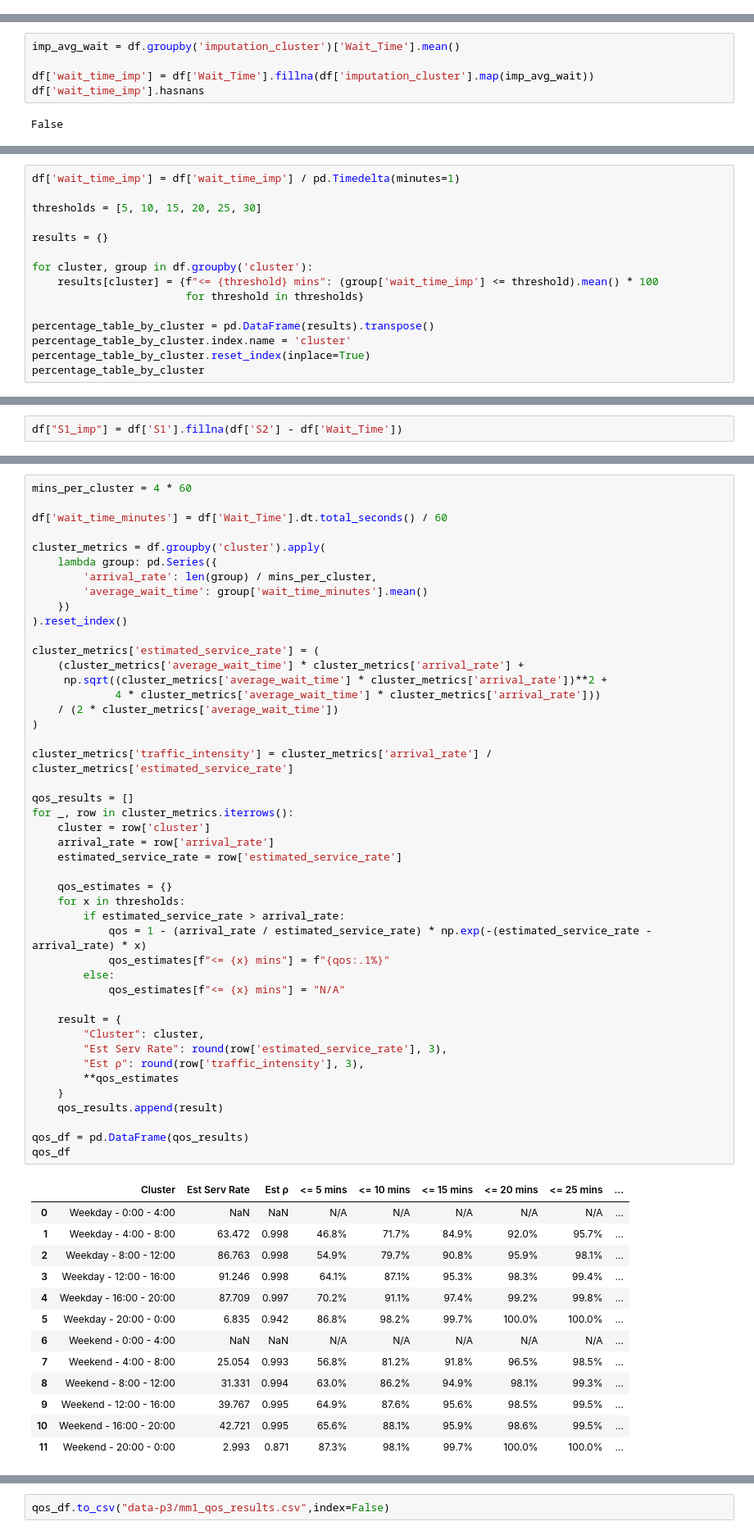
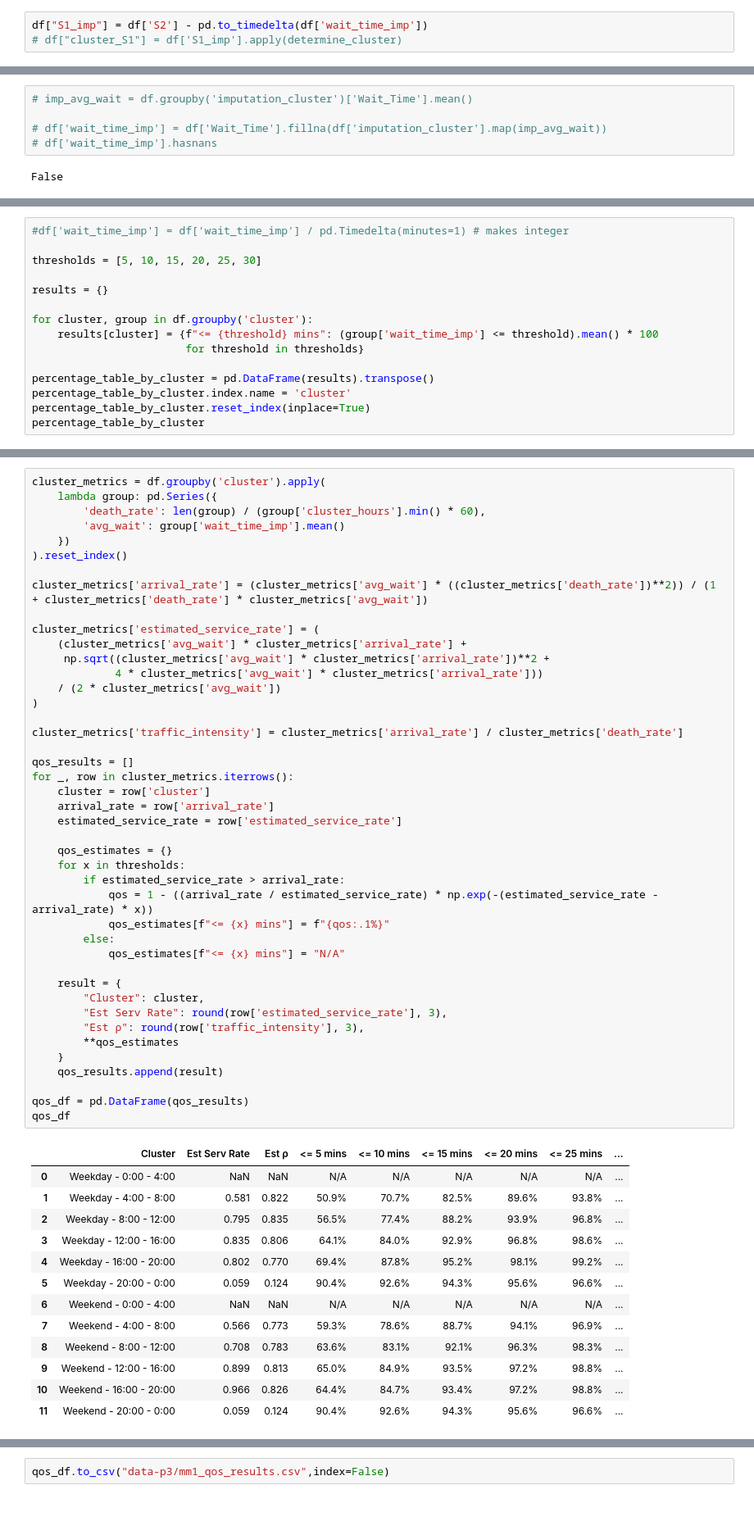
Before and after one commit to mairihallman/MAT-4376E-F24, a Jupyter notebook: 3-queueing-systems/queuing.ipynb, the cells around one changed output, grey strips where cells are left out. Shown at 82% size. Drawn from its saved outputs; the diff is of its cells as text; blank space fills up the shorter version.

```diff
--- a/3-queueing-systems/queuing.ipynb
+++ b/3-queueing-systems/queuing.ipynb
@@ -60,3 +88,6 @@ False
+# %%
+df["S1_imp"] = df['S2'] - pd.to_timedelta(df['wait_time_imp'])
+# df["cluster_S1"] = df['S1_imp'].apply(determine_cluster)
 # %%
 def cluster_hours(timestamp):
     is_weekend = timestamp.weekday() >= 5
@@ -201,7 +234,7 @@ df['imputation_cluster'] = df['S2'].apply(imputation_cluster)
 # %%
-imp_avg_wait = df.groupby('imputation_cluster')['Wait_Time'].mean()
+# imp_avg_wait = df.groupby('imputation_cluster')['Wait_Time'].mean()
 
-df['wait_time_imp'] = df['Wait_Time'].fillna(df['imputation_cluster'].map(imp_avg_wait))
-df['wait_time_imp'].hasnans
+# df['wait_time_imp'] = df['Wait_Time'].fillna(df['imputation_cluster'].map(imp_avg_wait))
+# df['wait_time_imp'].hasnans
 # %% [output]
 False
@@ -208,5 +256,5 @@ False
 # %%
-df['wait_time_imp'] = df['wait_time_imp'] / pd.Timedelta(minutes=1)
+#df['wait_time_imp'] = df['wait_time_imp'] / pd.Timedelta(minutes=1) # makes integer
 
 thresholds = [5, 10, 15, 20, 25, 30]
 
@@ -237,2 +284,0 @@ percentage_table_by_cluster
-# %%
-df["S1_imp"] = df['S1'].fillna(df['S2'] - df['Wait_Time'])
@@ -241,59 +285,57 @@ import numpy as np
 # %%
-mins_per_cluster = 4 * 60
-
-df['wait_time_minutes'] = df['Wait_Time'].dt.total_seconds() / 60
-
 cluster_metrics = df.groupby('cluster').apply(
     lambda group: pd.Series({
-        'arrival_rate': len(group) / mins_per_cluster,
-        'average_wait_time': group['wait_time_minutes'].mean()
+        'death_rate': len(group) / (group['cluster_hours'].min() * 60),
+        'avg_wait': group['wait_time_imp'].mean()
     })
 ).reset_index()
 
+cluster_metrics['arrival_rate'] = (cluster_metrics['avg_wait'] * ((cluster_metrics['death_rate'])**2)) / (1 + cluster_metrics['death_rate'] * cluster_metrics['avg_wait'])
+
 cluster_metrics['estimated_service_rate'] = (
-    (cluster_metrics['average_wait_time'] * cluster_metrics['arrival_rate'] +
-     np.sqrt((cluster_metrics['average_wait_time'] * cluster_metrics['arrival_rate'])**2 +
-             4 * cluster_metrics['average_wait_time'] * cluster_metrics['arrival_rate']))
-    / (2 * cluster_metrics['average_wait_time'])
+    (cluster_metrics['avg_wait'] * cluster_metrics['arrival_rate'] +
+     np.sqrt((cluster_metrics['avg_wait'] * cluster_metrics['arrival_rate'])**2 +
+             4 * cluster_metrics['avg_wait'] * cluster_metrics['arrival_rate']))
+    / (2 * cluster_metrics['avg_wait'])
 )
 
-cluster_metrics['traffic_intensity'] = cluster_metrics['arrival_rate'] / cluster_metrics['estimated_service_rate']
+cluster_metrics['traffic_intensity'] = cluster_metrics['arrival_rate'] / cluster_metrics['death_rate']
 
 qos_results = []
 for _, row in cluster_metrics.iterrows():
     cluster = row['cluster']
     arrival_rate = row['arrival_rate']
     estimated_service_rate = row['estimated_service_rate']
 
     qos_estimates = {}
     for x in thresholds:
         if estimated_service_rate > arrival_rate:
-            qos = 1 - (arrival_rate / estimated_service_rate) * np.exp(-(estimated_service_rate - arrival_rate) * x)
+            qos = 1 - ((arrival_rate / estimated_service_rate) * np.exp(-(estimated_service_rate - arrival_rate) * x))
             qos_estimates[f"<= {x} mins"] = f"{qos:.1%}"
         else:
             qos_estimates[f"<= {x} mins"] = "N/A"
 
     result = {
         "Cluster": cluster,
         "Est Serv Rate": round(row['estimated_service_rate'], 3),
         "Est ρ": round(row['traffic_intensity'], 3),
         **qos_estimates
     }
     qos_results.append(result)
 
 qos_df = pd.DataFrame(qos_results)
 qos_df
 # %% [output]
 |  | Cluster | Est Serv Rate | Est ρ | <= 5 mins | <= 10 mins | <= 15 mins | <= 20 mins | <= 25 mins | ... |
 | 0 | Weekday - 0:00 - 4:00 | NaN | NaN | N/A | N/A | N/A | N/A | N/A | ... |
-| 1 | Weekday - 4:00 - 8:00 | 63.472 | 0.998 | 46.8% | 71.7% | 84.9% | 92.0% | 95.7% | ... |
-| 2 | Weekday - 8:00 - 12:00 | 86.763 | 0.998 | 54.9% | 79.7% | 90.8% | 95.9% | 98.1% | ... |
-| 3 | Weekday - 12:00 - 16:00 | 91.246 | 0.998 | 64.1% | 87.1% | 95.3% | 98.3% | 99.4% | ... |
-| 4 | Weekday - 16:00 - 20:00 | 87.709 | 0.997 | 70.2% | 91.1% | 97.4% | 99.2% | 99.8% | ... |
-| 5 | Weekday - 20:00 - 0:00 | 6.835 | 0.942 | 86.8% | 98.2% | 99.7% | 100.0% | 100.0% | ... |
+| 1 | Weekday - 4:00 - 8:00 | 0.581 | 0.822 | 50.9% | 70.7% | 82.5% | 89.6% | 93.8% | ... |
+| 2 | Weekday - 8:00 - 12:00 | 0.795 | 0.835 | 56.5% | 77.4% | 88.2% | 93.9% | 96.8% | ... |
+| 3 | Weekday - 12:00 - 16:00 | 0.835 | 0.806 | 64.1% | 84.0% | 92.9% | 96.8% | 98.6% | ... |
+| 4 | Weekday - 16:00 - 20:00 | 0.802 | 0.770 | 69.4% | 87.8% | 95.2% | 98.1% | 99.2% | ... |
+| 5 | Weekday - 20:00 - 0:00 | 0.059 | 0.124 | 90.4% | 92.6% | 94.3% | 95.6% | 96.6% | ... |
 | 6 | Weekend - 0:00 - 4:00 | NaN | NaN | N/A | N/A | N/A | N/A | N/A | ... |
-| 7 | Weekend - 4:00 - 8:00 | 25.054 | 0.993 | 56.8% | 81.2% | 91.8% | 96.5% | 98.5% | ... |
-| 8 | Weekend - 8:00 - 12:00 | 31.331 | 0.994 | 63.0% | 86.2% | 94.9% | 98.1% | 99.3% | ... |
-| 9 | Weekend - 12:00 - 16:00 | 39.767 | 0.995 | 64.9% | 87.6% | 95.6% | 98.5% | 99.5% | ... |
-| 10 | Weekend - 16:00 - 20:00 | 42.721 | 0.995 | 65.6% | 88.1% | 95.9% | 98.6% | 99.5% | ... |
-| 11 | Weekend - 20:00 - 0:00 | 2.993 | 0.871 | 87.3% | 98.1% | 99.7% | 100.0% | 100.0% | ... |
+| 7 | Weekend - 4:00 - 8:00 | 0.566 | 0.773 | 59.3% | 78.6% | 88.7% | 94.1% | 96.9% | ... |
+| 8 | Weekend - 8:00 - 12:00 | 0.708 | 0.783 | 63.6% | 83.1% | 92.1% | 96.3% | 98.3% | ... |
+| 9 | Weekend - 12:00 - 16:00 | 0.899 | 0.813 | 65.0% | 84.9% | 93.5% | 97.2% | 98.8% | ... |
+| 10 | Weekend - 16:00 - 20:00 | 0.966 | 0.826 | 64.4% | 84.7% | 93.4% | 97.2% | 98.8% | ... |
+| 11 | Weekend - 20:00 - 0:00 | 0.059 | 0.124 | 90.4% | 92.6% | 94.3% | 95.6% | 96.6% | ... |
```
Also changed, not shown: parts of 16 cells of this notebook.
